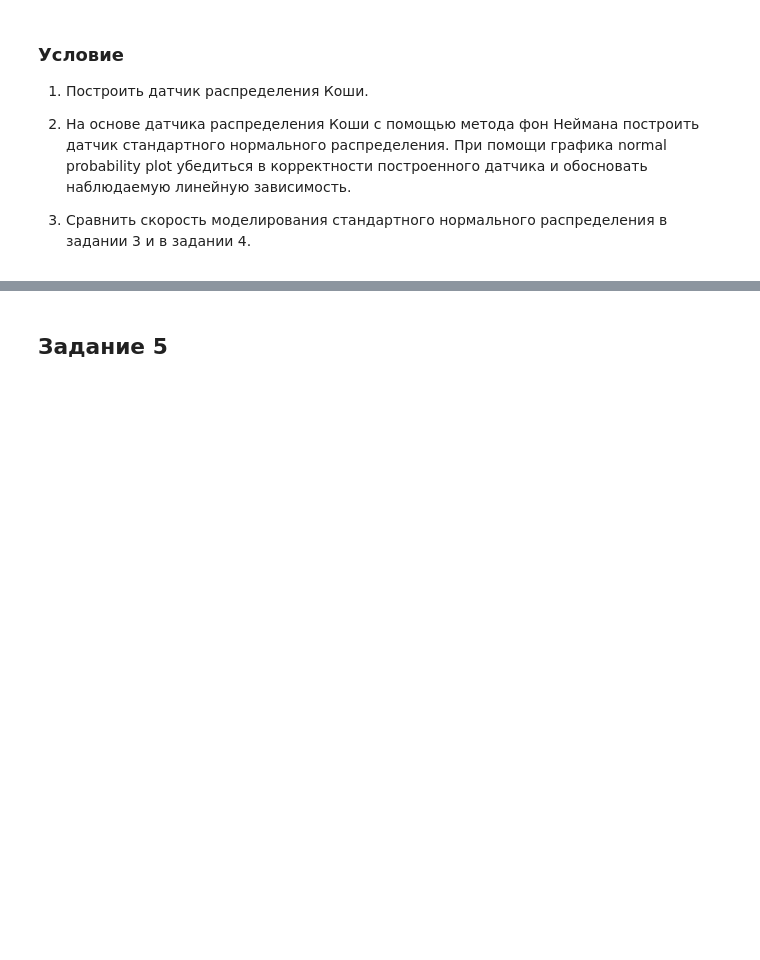
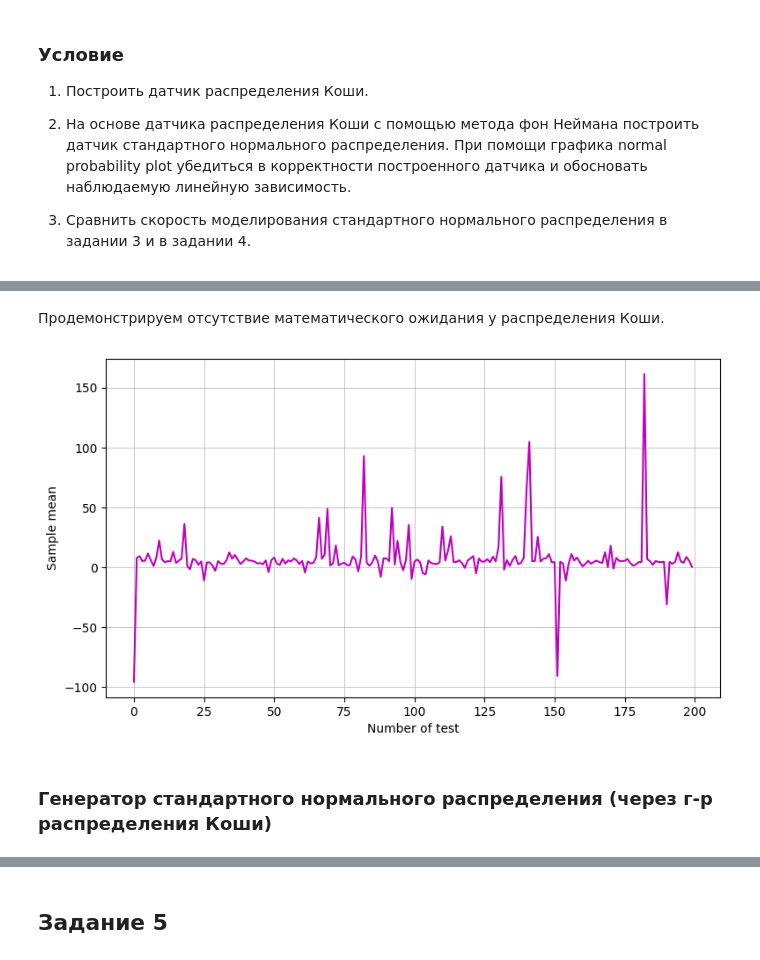
Before and after one commit to arinenn/stochastic_practicum, a Jupyter notebook: stochastic_practicum_first.ipynb, the cells around one changed output, grey strips where cells are left out. Saved outputs shown, nothing was run; the diff lists cells and outputs as text; code cells hidden in the pictures; blank space fills up the shorter version.

```diff
--- a/stochastic_practicum_first.ipynb
+++ b/stochastic_practicum_first.ipynb
@@ -1009,7 +1016,7 @@ mu = 0
 sigma = 1
 n_points = 100
 # %%
-sample_norm = rand_norm_expo(N)
+sample_norm_expo = rand_norm_expo(N)
 # %%
 grid = np.linspace(mu - 3*sigma, mu + 3*sigma, n_points)
 
@@ -1129,0 +1156,34 @@ Null hypothesis is accepted in 97.0% cases.
+# %%
+def rand_Cauchy(loc=0.0, scale=1.0, *args):
+    if scale < 0:
+        raise ValueError('Scale must be positive float number.')
+    return loc + scale * np.tan(np.pi * (np.random.rand(*args) - 0.5))
+# %% [markdown]
+Продемонстрируем отсутствие математического ожидания у распределения Коши.
+# %%
+loc = 5
+scale = 2
+
+n_runs = 200
+N = 10**6
+# %%
+results_runs = np.zeros(n_runs)
+for i in range(n_runs):
+    sample_Cauchy = rand_Cauchy(loc, scale, N)
+    results_runs[i] = sample_Cauchy.mean()
+# %%
+n_bins = 30
+
+fig = plt.figure(figsize=(9,5))
+ax = plt.axes()
+ax.grid('minor', linewidth=0.5)
+
+ax.plot(results_runs, c='m')
+
+plt.ylabel('Sample mean')
+plt.xlabel('Number of test')
+plt.show()
+# %% [output]
+[figure, added]
+# %% [markdown]
+### Генератор стандартного нормального распределения (через г-р распределения Коши)
```
Also changed, not shown: parts of 18 cells of this notebook.
